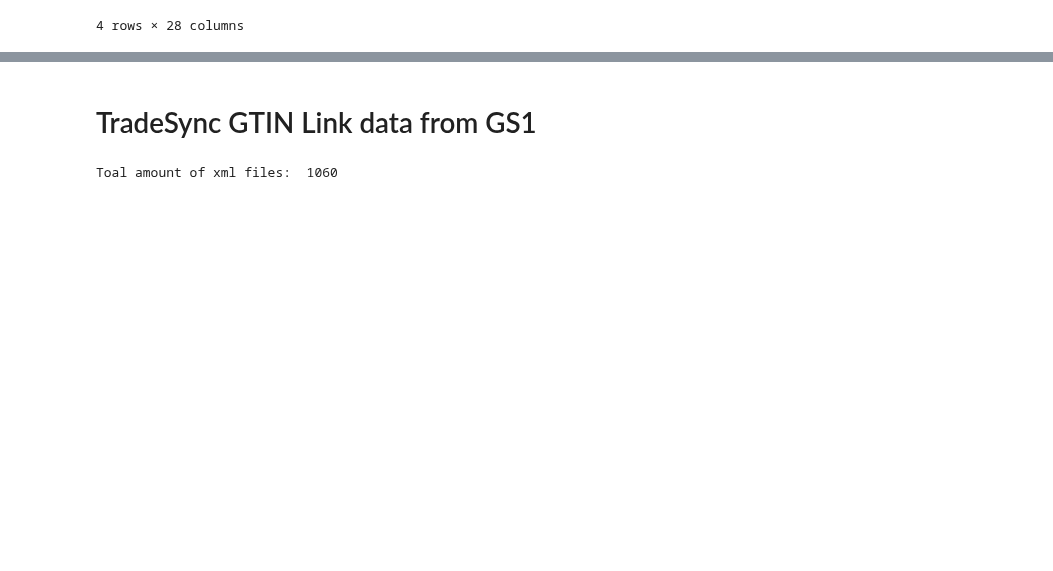
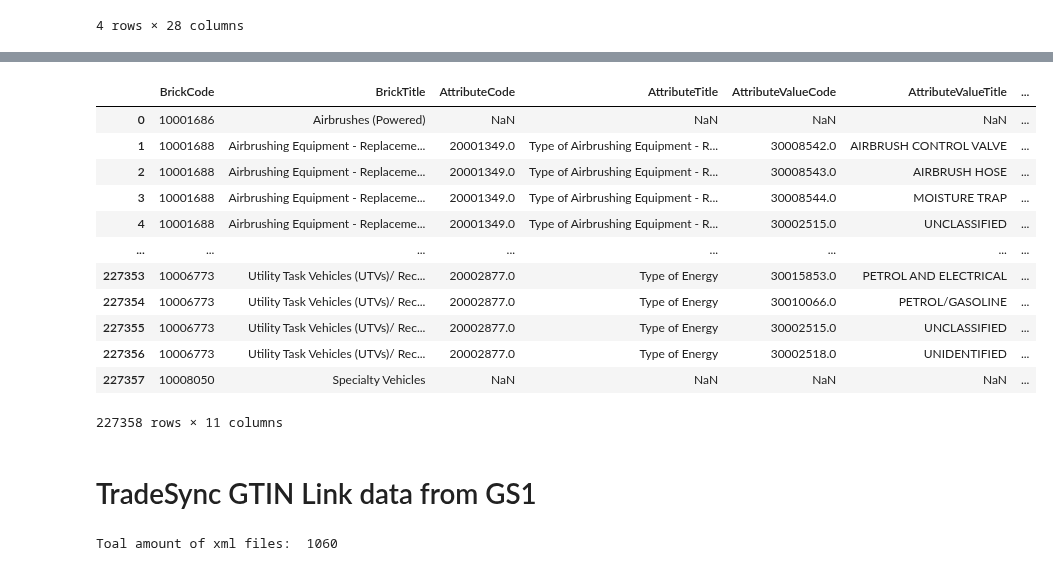
Before and after one commit to mrchapagain/ConsumerDataAnalytics, a Jupyter notebook: Data_Exploration.ipynb, the cells around one changed output, grey strips where cells are left out. Saved outputs shown, nothing was run; the diff lists cells and outputs as text; code cells hidden in the pictures; blank space fills up the shorter version.

```diff
--- a/Data_Exploration.ipynb
+++ b/Data_Exploration.ipynb
@@ -269,0 +320,4 @@ combine_gpc_climate_dataset.head(2).append(combine_gpc_climate_dataset.tail(2))
+# %%
+# Frida-combined dataset with combined-GPC-CONCITO dataset
+combine_fida_gpc_concito_dataset= combine_gpc_climate_dataset.merge(combine_fridanutrient_additionallink_dataset, left_on= 'Product_dk', right_on= 'FødevareNavn', how= 'left')
+combine_fida_gpc_concito_dataset.head(2).append(combine_fida_gpc_concito_dataset.tail(2))
@@ -270,3 +331,20 @@ combine_gpc_climate_dataset.head(2).append(combine_gpc_climate_dataset.tail(2))
+# %%
+# Just open selected and ralavent columns
+combine_fida_gpc_concito_dataset.iloc[:, 6:17]
+# %% [output]
+|  | BrickCode | BrickTitle | AttributeCode | AttributeTitle | AttributeValueCode | AttributeValueTitle | ... |
+| 0 | 10001686 | Airbrushes (Powered) | NaN | NaN | NaN | NaN | ... |
+| 1 | 10001688 | Airbrushing Equipment - Replaceme... | 20001349.0 | Type of Airbrushing Equipment - R... | 30008542.0 | AIRBRUSH CONTROL VALVE | ... |
+| 2 | 10001688 | Airbrushing Equipment - Replaceme... | 20001349.0 | Type of Airbrushing Equipment - R... | 30008543.0 | AIRBRUSH HOSE | ... |
+| 3 | 10001688 | Airbrushing Equipment - Replaceme... | 20001349.0 | Type of Airbrushing Equipment - R... | 30008544.0 | MOISTURE TRAP | ... |
+| 4 | 10001688 | Airbrushing Equipment - Replaceme... | 20001349.0 | Type of Airbrushing Equipment - R... | 30002515.0 | UNCLASSIFIED | ... |
+| ... | ... | ... | ... | ... | ... | ... | ... |
+| 227353 | 10006773 | Utility Task Vehicles (UTVs)/ Rec... | 20002877.0 | Type of Energy | 30015853.0 | PETROL AND ELECTRICAL | ... |
+| 227354 | 10006773 | Utility Task Vehicles (UTVs)/ Rec... | 20002877.0 | Type of Energy | 30010066.0 | PETROL/GASOLINE | ... |
+| 227355 | 10006773 | Utility Task Vehicles (UTVs)/ Rec... | 20002877.0 | Type of Energy | 30002515.0 | UNCLASSIFIED | ... |
+| 227356 | 10006773 | Utility Task Vehicles (UTVs)/ Rec... | 20002877.0 | Type of Energy | 30002518.0 | UNIDENTIFIED | ... |
+| 227357 | 10008050 | Specialty Vehicles | NaN | NaN | NaN | NaN | ... |
+227358 rows × 11 columns
 # %% [markdown]
 # TradeSync GTIN Link data from GS1
 # %%
```
Also changed, not shown: parts of 9 cells of this notebook.
